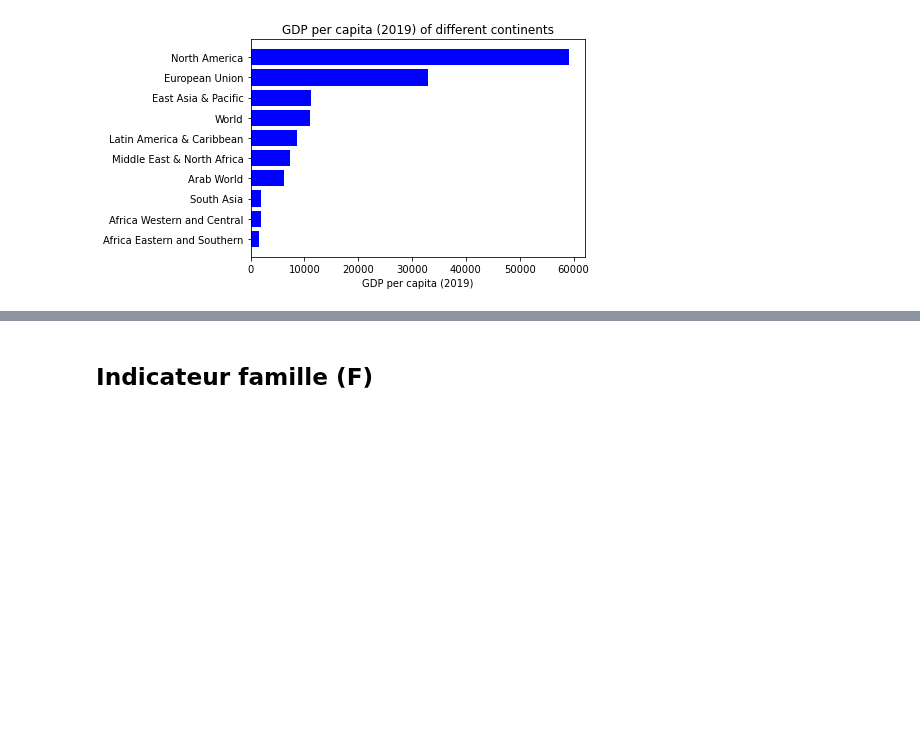
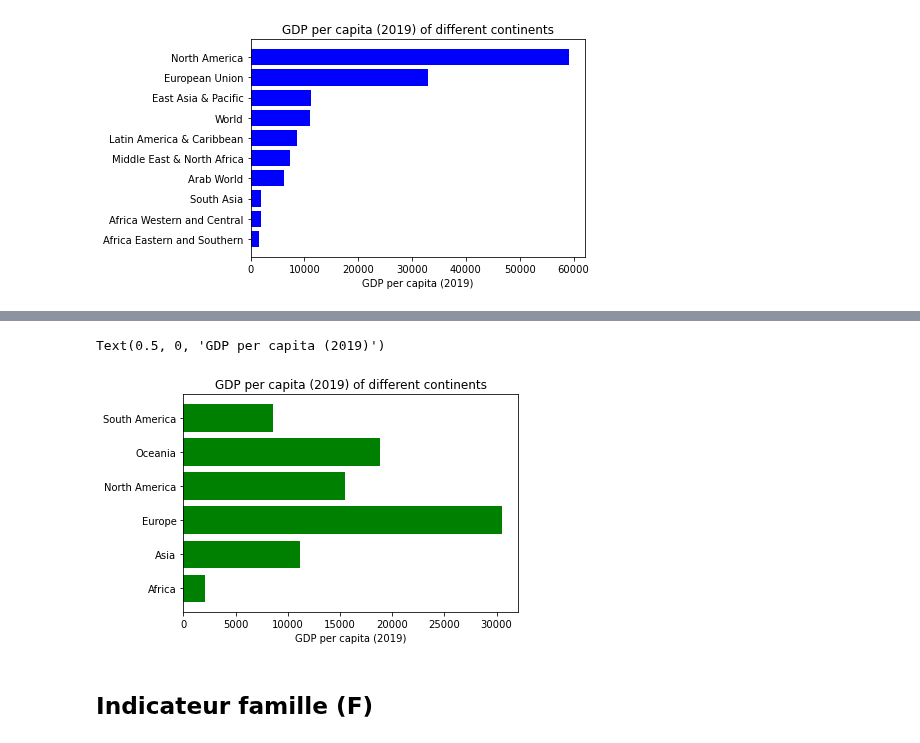
Before and after one commit to cmllbll/Gender-Inequalities-and-Development, a Jupyter notebook: stats descr indicateur.ipynb, the cells around one changed output, grey strips where cells are left out. Cells and saved outputs as stored; diff of their text form; code cells hidden in the pictures; blank space fills up the shorter version.

```diff
--- a/stats descr indicateur.ipynb
+++ b/stats descr indicateur.ipynb
@@ -170,0 +187,7 @@ Text(0.5, 0, 'GDP per capita (2019)')
+# %%
+df_world.rename(columns={'iso_a3': 'Country Code'}, inplace=True)
+df_world=df_world[["continent", "Country Code"]]
+dfpib_continent=df_world.merge(df_pib_name, on='Country Code', how='right')
+dfpib_continent=dfpib_continent.groupby('continent').mean()
+dfpib_continent=dfpib_continent.reset_index()
+dfpib_continent
@@ -171,3 +202,10 @@ Text(0.5, 0, 'GDP per capita (2019)')
+# %%
+plt.barh(dfpib_continent["continent"], dfpib_continent['GDP per capita 2019'], color="green")
+plt.title('GDP per capita (2019) of different continents')
+plt.xlabel('GDP per capita (2019)')
+# %% [output]
+Text(0.5, 0, 'GDP per capita (2019)')
+[figure, added]
 # %%
 #df_pib2[values]=bm_select(Indicator="GDP per capita (constant 2015 US$)", row_name=values)
 # %% [markdown]
```
Also changed, not shown: parts of 3 cells of this notebook.
